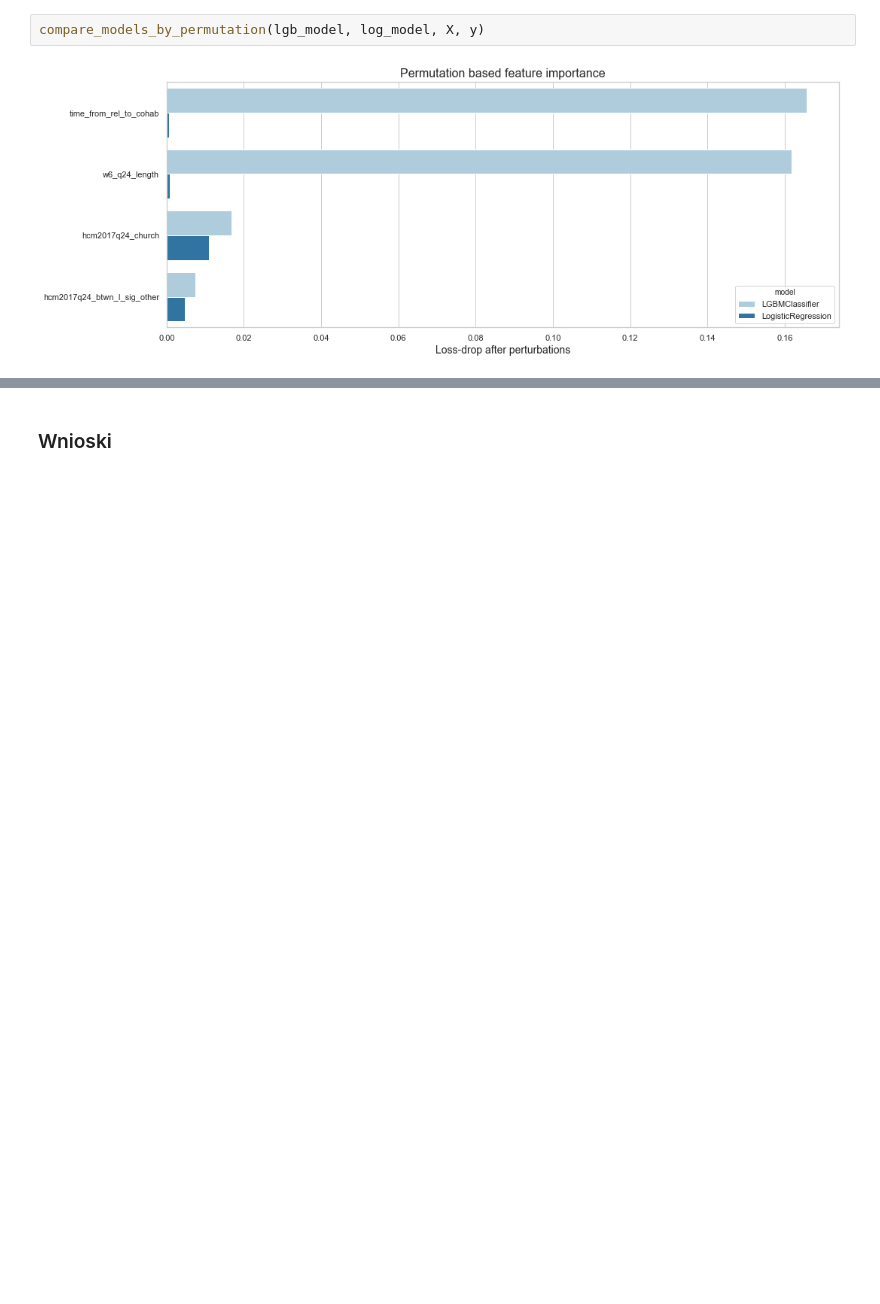
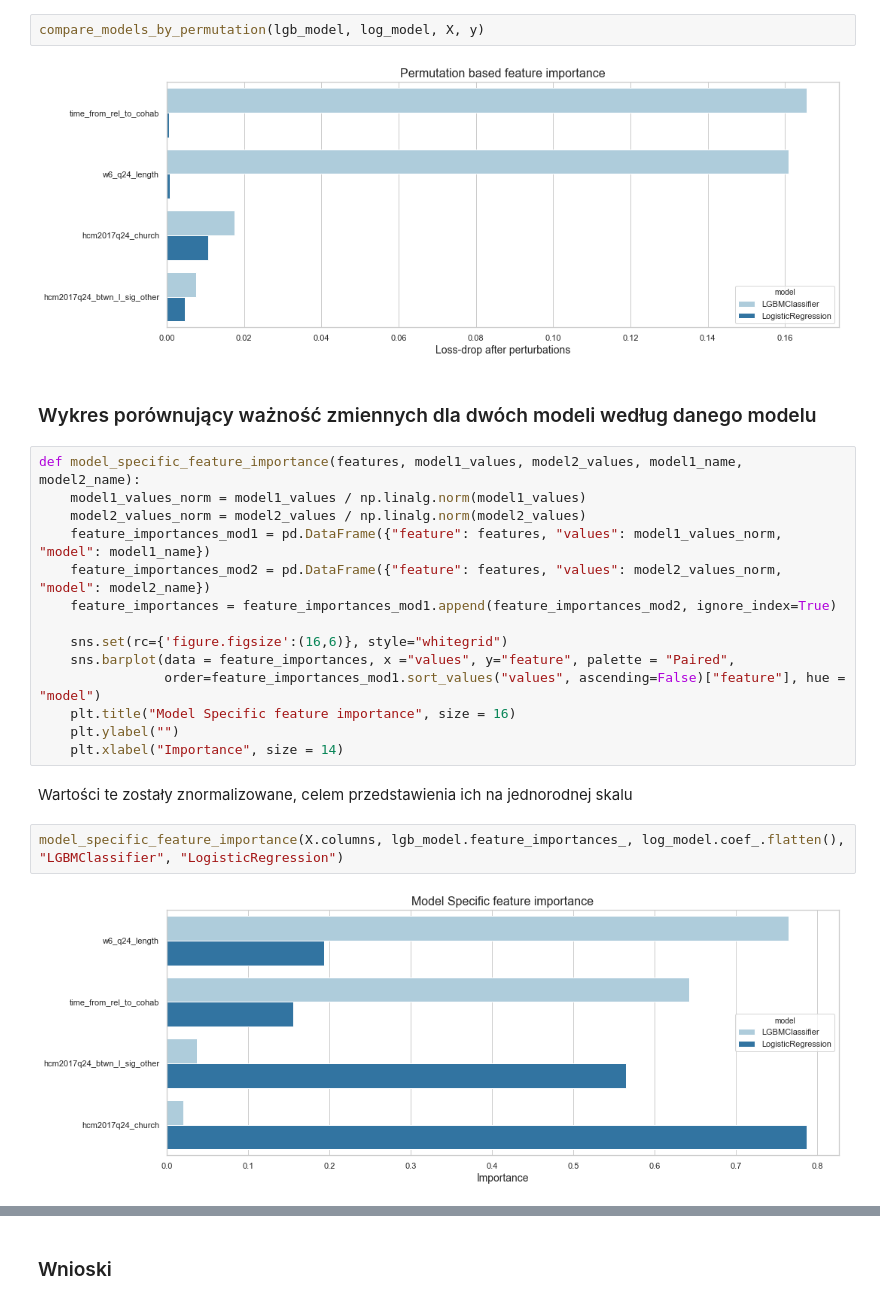
Before and after one commit to pbiecek/InterpretableMachineLearning2018S, a Jupyter notebook: PraceDomowe/PD5/CelejWojciech_pd5.ipynb, the cells around one changed output, grey strips where cells are left out. Drawn from its saved outputs; the diff is of its cells as text; blank space fills up the shorter version.

Commit message:
PD5: plots added in &3 and &4

```diff
--- a/PraceDomowe/PD5/CelejWojciech_pd5.ipynb
+++ b/PraceDomowe/PD5/CelejWojciech_pd5.ipynb
@@ -215,4 +216,26 @@ def compare_models_by_permutation(model1, model2, x_train, y_true):
 compare_models_by_permutation(lgb_model, log_model, X, y)
 # %% [output]
 [figure]
+# %% [markdown]
+### Wykres porównujący ważność zmiennych dla dwóch modeli według danego modelu
+# %%
+def model_specific_feature_importance(features, model1_values, model2_values, model1_name, model2_name):
+    model1_values_norm = model1_values / np.linalg.norm(model1_values)
+    model2_values_norm = model2_values / np.linalg.norm(model2_values)
+    feature_importances_mod1 = pd.DataFrame({"feature": features, "values": model1_values_norm, "model": model1_name})
+    feature_importances_mod2 = pd.DataFrame({"feature": features, "values": model2_values_norm, "model": model2_name})
+    feature_importances = feature_importances_mod1.append(feature_importances_mod2, ignore_index=True)
+
+    sns.set(rc={'figure.figsize':(16,6)}, style="whitegrid")
+    sns.barplot(data = feature_importances, x ="values", y="feature", palette = "Paired",
+                order=feature_importances_mod1.sort_values("values", ascending=False)["feature"], hue = "model")
+    plt.title("Model Specific feature importance", size = 16)
+    plt.ylabel("")
+    plt.xlabel("Importance", size = 14)
+# %% [markdown]
+Wartości te zostały znormalizowane, celem przedstawienia ich na jednorodnej skalu
+# %%
+model_specific_feature_importance(X.columns, lgb_model.feature_importances_, log_model.coef_.flatten(), "LGBMClassifier", "LogisticRegression")
+# %% [output]
+[figure, added]
 # %% [markdown]
```
Also changed, not shown: parts of 24 cells of this notebook.
